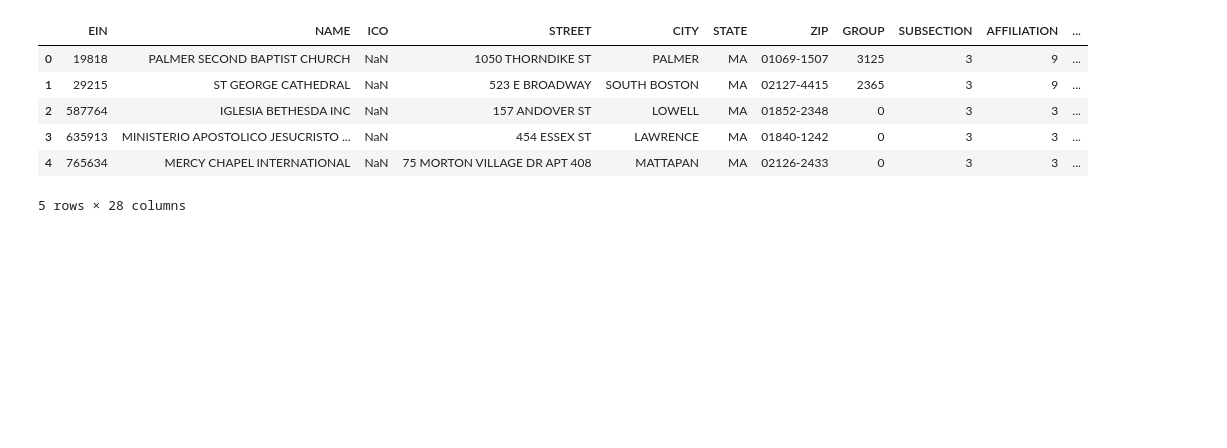
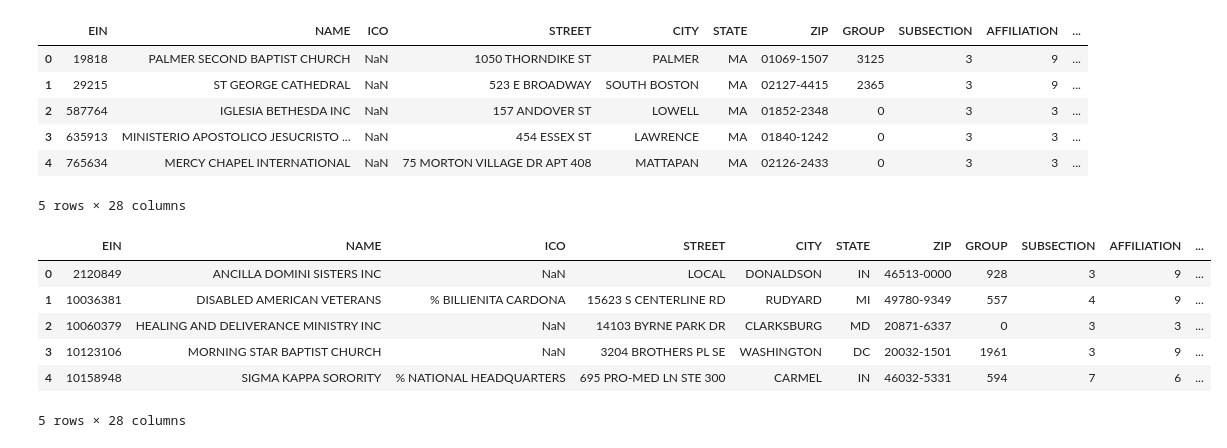
Before and after one commit to jackvessa/Capstone1_Givz_EDA, a Jupyter notebook: IRS_EDA_All_Regions.ipynb, the cells around one changed output. Drawn from its saved outputs; the diff is of its cells as text; code cells hidden in the pictures; blank space fills up the shorter version.

```diff
--- a/IRS_EDA_All_Regions.ipynb
+++ b/IRS_EDA_All_Regions.ipynb
@@ -393,3 +356,13 @@ all_regions_df.head()
 | 3 | 635913 | MINISTERIO APOSTOLICO JESUCRISTO ... | NaN | 454 ESSEX ST | LAWRENCE | MA | 01840-1242 | 0 | 3 | 3 | ... |
 | 4 | 765634 | MERCY CHAPEL INTERNATIONAL | NaN | 75 MORTON VILLAGE DR APT 408 | MATTAPAN | MA | 02126-2433 | 0 | 3 | 3 | ... |
 5 rows × 28 columns
+# %%
+region2_df.head()
+# %% [output]
+|  | EIN | NAME | ICO | STREET | CITY | STATE | ZIP | GROUP | SUBSECTION | AFFILIATION | ... |
+| 0 | 2120849 | ANCILLA DOMINI SISTERS INC | NaN | LOCAL | DONALDSON | IN | 46513-0000 | 928 | 3 | 9 | ... |
+| 1 | 10036381 | DISABLED AMERICAN VETERANS | % BILLIENITA CARDONA | 15623 S CENTERLINE RD | RUDYARD | MI | 49780-9349 | 557 | 4 | 9 | ... |
+| 2 | 10060379 | HEALING AND DELIVERANCE MINISTRY INC | NaN | 14103 BYRNE PARK DR | CLARKSBURG | MD | 20871-6337 | 0 | 3 | 3 | ... |
+| 3 | 10123106 | MORNING STAR BAPTIST CHURCH | NaN | 3204 BROTHERS PL SE | WASHINGTON | DC | 20032-1501 | 1961 | 3 | 9 | ... |
+| 4 | 10158948 | SIGMA KAPPA SORORITY | % NATIONAL HEADQUARTERS | 695 PRO-MED LN STE 300 | CARMEL | IN | 46032-5331 | 594 | 7 | 6 | ... |
+5 rows × 28 columns
```
Also changed, not shown: parts of 30 cells of this notebook, 1 other file.
